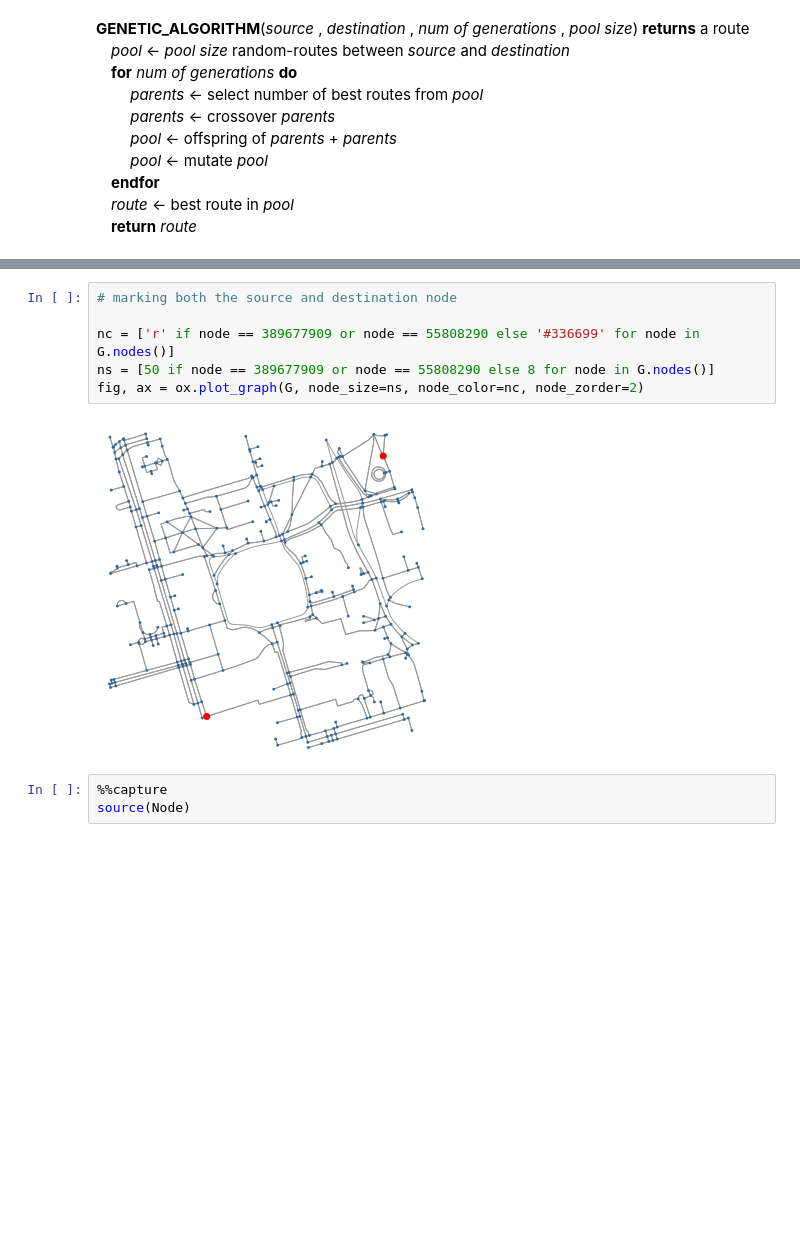
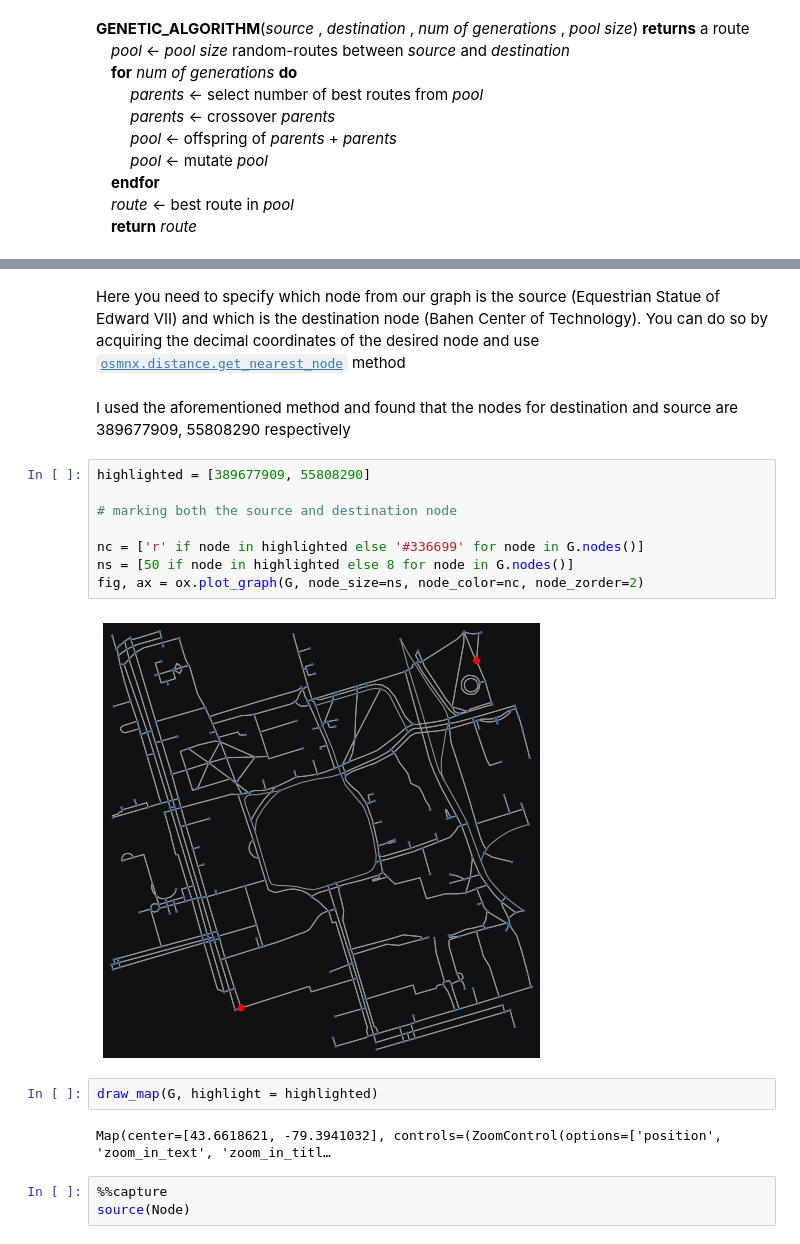
Before and after one commit to SmartMobilityAlgorithms/Evolutionary-Computing-Algorithms, a Jupyter notebook: genetic_search.ipynb, the cells around one changed output, grey strips where cells are left out. Saved outputs shown, nothing was run; the diff lists cells and outputs as text; blank space fills up the shorter version.

````diff
--- a/genetic_search.ipynb
+++ b/genetic_search.ipynb
@@ -45,11 +43,21 @@ fig, ax = ox.plot_graph(G)
+# %% [markdown]
+Here you need to specify which node from our graph is the source (Equestrian Statue of Edward VII) and which is the destination node (Bahen Center of Technology). You can do so by acquiring the decimal coordinates of the desired node and use [```osmnx.distance.get_nearest_node```](https://osmnx.readthedocs.io/en/stable/osmnx.html#osmnx.distance.get_nearest_node) method
+# %% [markdown]
+I used the aforementioned method and found that the nodes for destination and source are 389677909, 55808290 respectively
 # %%
+highlighted = [389677909, 55808290]
+
 # marking both the source and destination node
 
-nc = ['r' if node == 389677909 or node == 55808290 else '#336699' for node in G.nodes()]
-ns = [50 if node == 389677909 or node == 55808290 else 8 for node in G.nodes()]
+nc = ['r' if node in highlighted else '#336699' for node in G.nodes()]
+ns = [50 if node in highlighted else 8 for node in G.nodes()]
 fig, ax = ox.plot_graph(G, node_size=ns, node_color=nc, node_zorder=2)
 # %% [output]
-[figure, old version]
+[figure, new version]
+# %%
+draw_map(G, highlight = highlighted)
+# %% [output]
+Map(center=[43.6618621, -79.3941032], controls=(ZoomControl(options=['position', 'zoom_in_text', 'zoom_in_titl…
 # %%
 %%capture
 source(Node)
````
Also changed, not shown: parts of 7 cells of this notebook.
